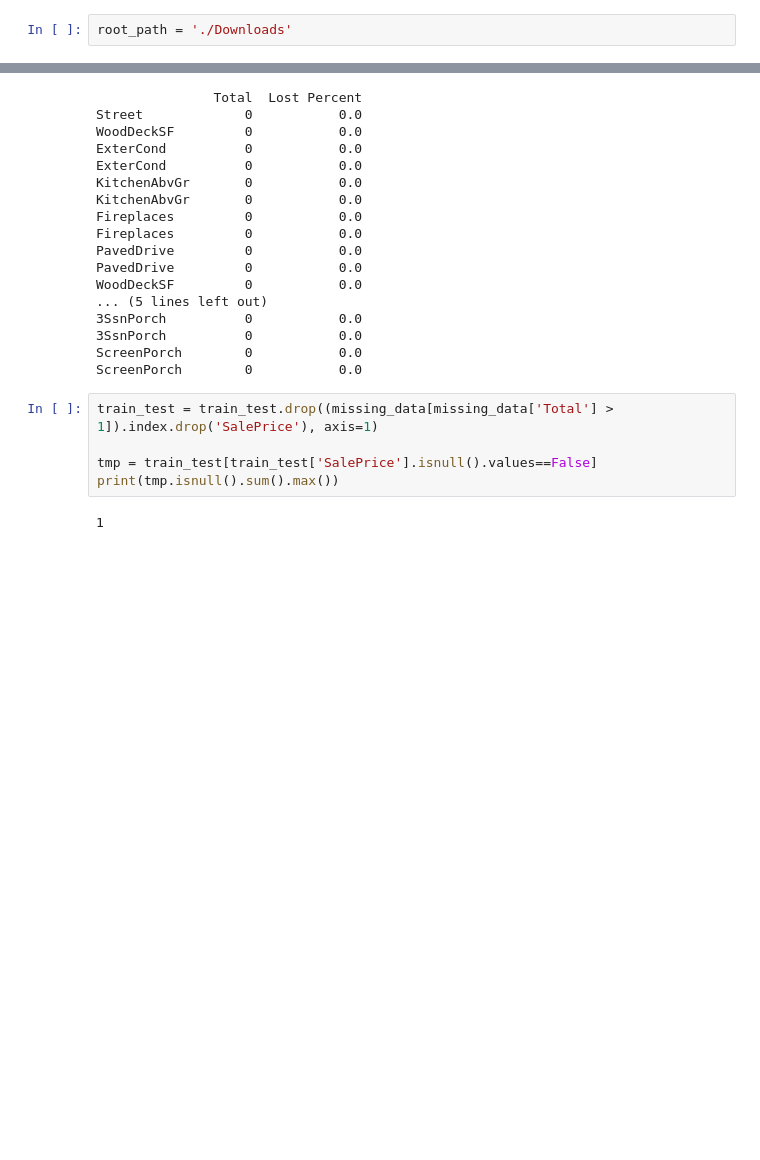
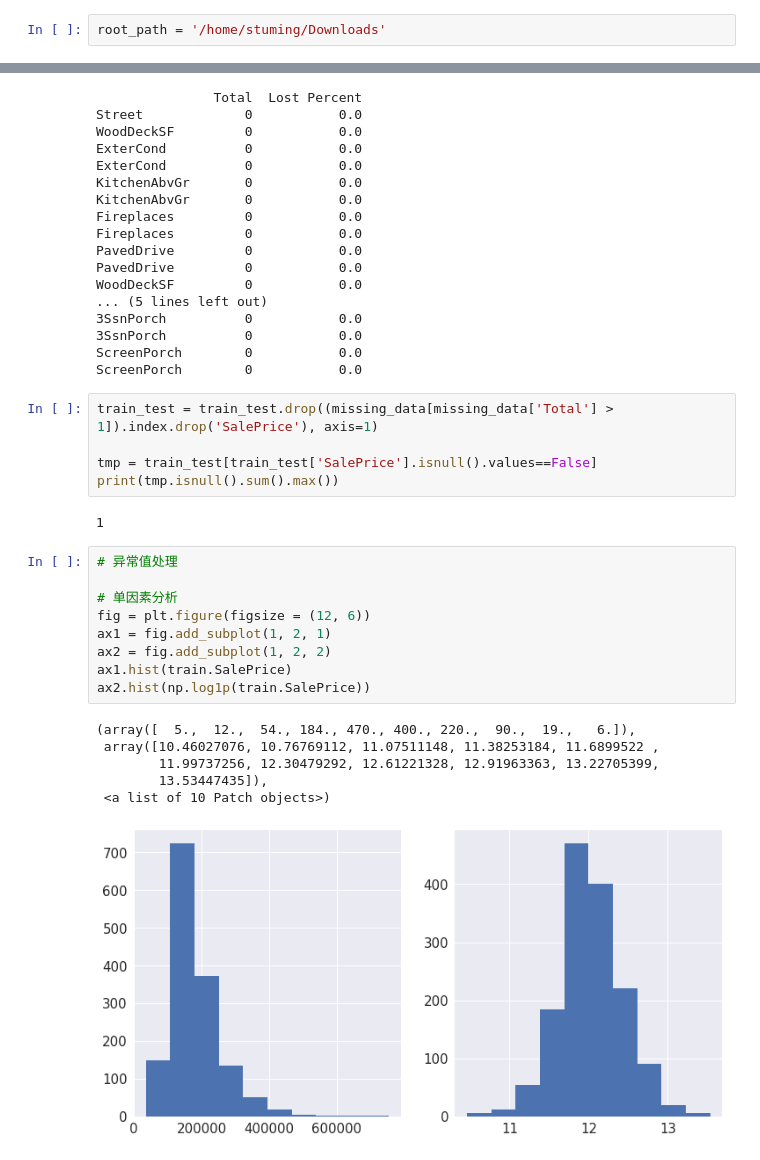
Before and after one commit to Stuming/Harbor, a Jupyter notebook: Kaggle/house_prices/house_price.ipynb, the cells around one changed output, grey strips where cells are left out. Drawn from its saved outputs; the diff is of its cells as text; blank space fills up the shorter version.

```diff
--- a/Kaggle/house_prices/house_price.ipynb
+++ b/Kaggle/house_prices/house_price.ipynb
@@ -11,5 +13,5 @@ from scipy.stats import norm
 # %%
-root_path = './Downloads'
+root_path = '/home/stuming/Downloads'
 # %%
 train = pd.read_csv(os.path.join(root_path, 'train.csv'))
 test = pd.read_csv(os.path.join(root_path, 'test.csv'))
@@ -191,3 +184,19 @@ tmp = train_test[train_test['SalePrice'].isnull().values==False]
 print(tmp.isnull().sum().max())
 # %% [output]
 1
+# %%
+# 异常值处理
+
+# 单因素分析
+fig = plt.figure(figsize = (12, 6))
+ax1 = fig.add_subplot(1, 2, 1)
+ax2 = fig.add_subplot(1, 2, 2)
+ax1.hist(train.SalePrice)
+ax2.hist(np.log1p(train.SalePrice))
+# %% [output]
+(array([  5.,  12.,  54., 184., 470., 400., 220.,  90.,  19.,   6.]),
+ array([10.46027076, 10.76769112, 11.07511148, 11.38253184, 11.6899522 ,
+        11.99737256, 12.30479292, 12.61221328, 12.91963363, 13.22705399,
+        13.53447435]),
+ <a list of 10 Patch objects>)
+[figure, added]
```
Also changed, not shown: parts of 28 cells of this notebook.
